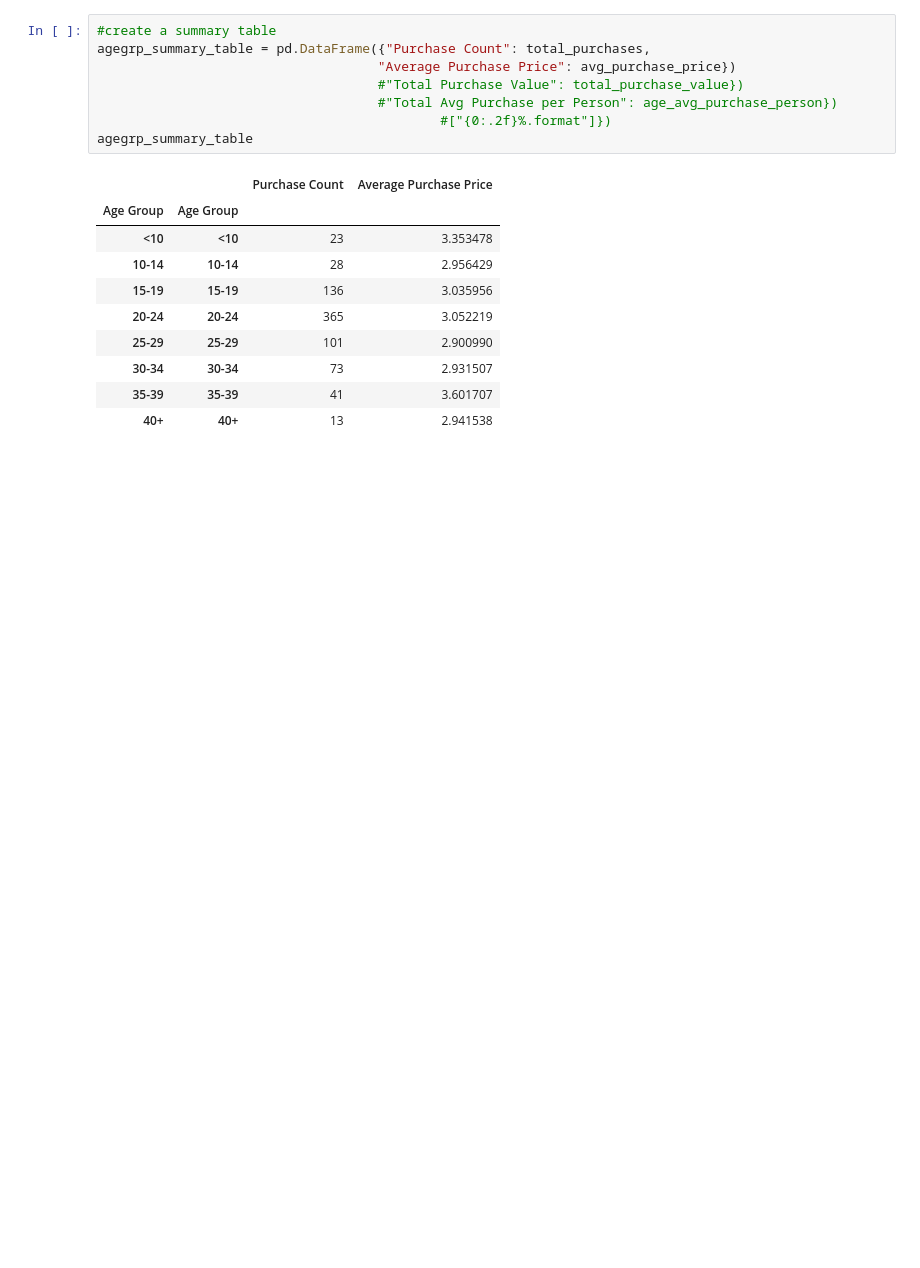
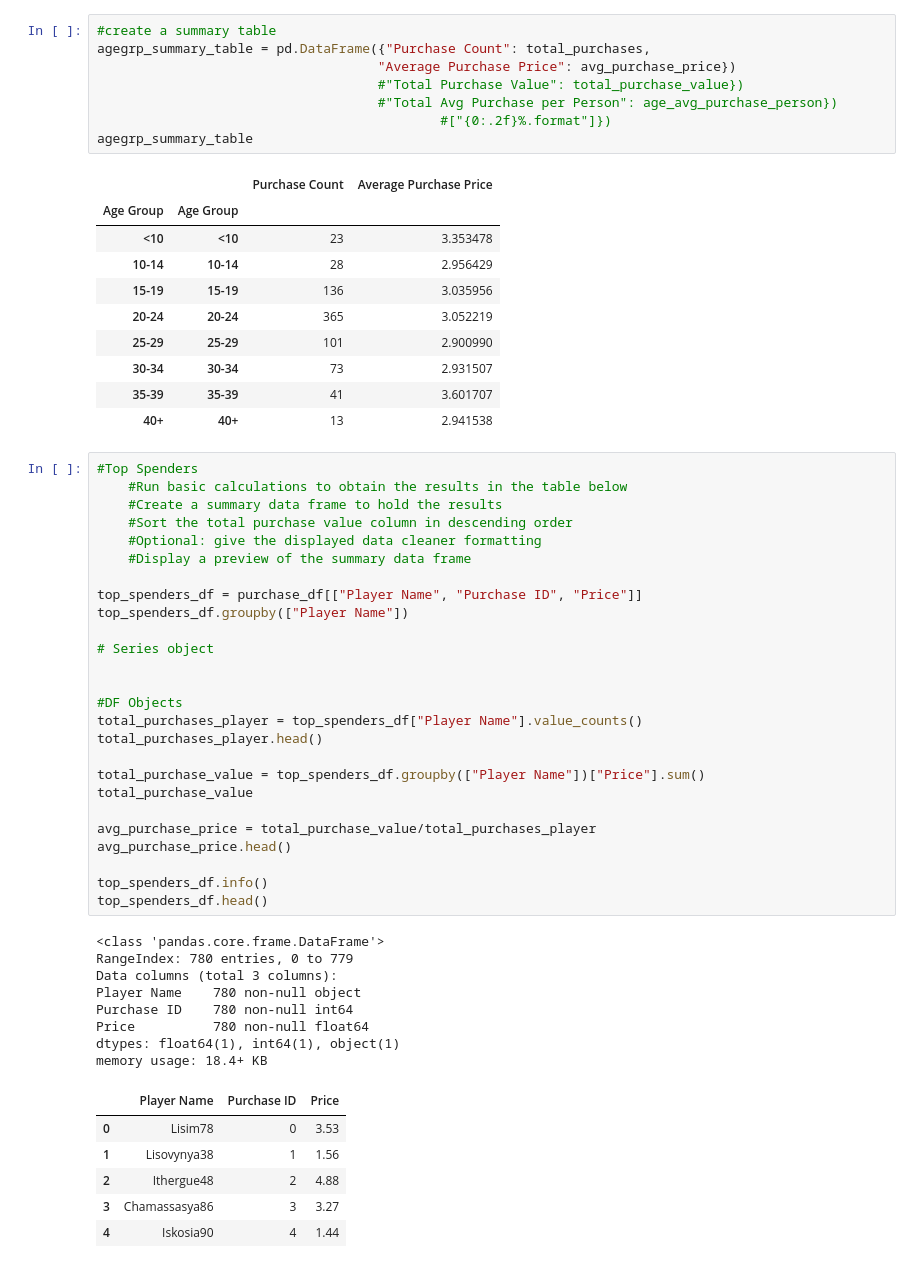
Before and after one commit to gwathen2019/pandas-challenge, a Jupyter notebook: Test_code.ipynb, the cells around one changed output. Cells and saved outputs as stored; diff of their text form; blank space fills up the shorter version.

```diff
--- a/Test_code.ipynb
+++ b/Test_code.ipynb
@@ -281,3 +282,44 @@ agegrp_summary_table
 | 30-34 | 30-34 | 73 | 2.931507 |
 | 35-39 | 35-39 | 41 | 3.601707 |
 | 40+ | 40+ | 13 | 2.941538 |
+# %%
+#Top Spenders
+    #Run basic calculations to obtain the results in the table below
+    #Create a summary data frame to hold the results
+    #Sort the total purchase value column in descending order
+    #Optional: give the displayed data cleaner formatting
+    #Display a preview of the summary data frame
+
+top_spenders_df = purchase_df[["Player Name", "Purchase ID", "Price"]]
+top_spenders_df.groupby(["Player Name"])
+
+# Series object
+
+
+#DF Objects
+total_purchases_player = top_spenders_df["Player Name"].value_counts()
+total_purchases_player.head()
+
+total_purchase_value = top_spenders_df.groupby(["Player Name"])["Price"].sum()
+total_purchase_value
+
+avg_purchase_price = total_purchase_value/total_purchases_player
+avg_purchase_price.head()
+
+top_spenders_df.info()
+top_spenders_df.head()
+# %% [output]
+<class 'pandas.core.frame.DataFrame'>
+RangeIndex: 780 entries, 0 to 779
+Data columns (total 3 columns):
+Player Name    780 non-null object
+Purchase ID    780 non-null int64
+Price          780 non-null float64
+dtypes: float64(1), int64(1), object(1)
+memory usage: 18.4+ KB
+|  | Player Name | Purchase ID | Price |
+| 0 | Lisim78 | 0 | 3.53 |
+| 1 | Lisovynya38 | 1 | 1.56 |
+| 2 | Ithergue48 | 2 | 4.88 |
+| 3 | Chamassasya86 | 3 | 3.27 |
+| 4 | Iskosia90 | 4 | 1.44 |
```
Also changed, not shown: parts of 2 cells of this notebook.
